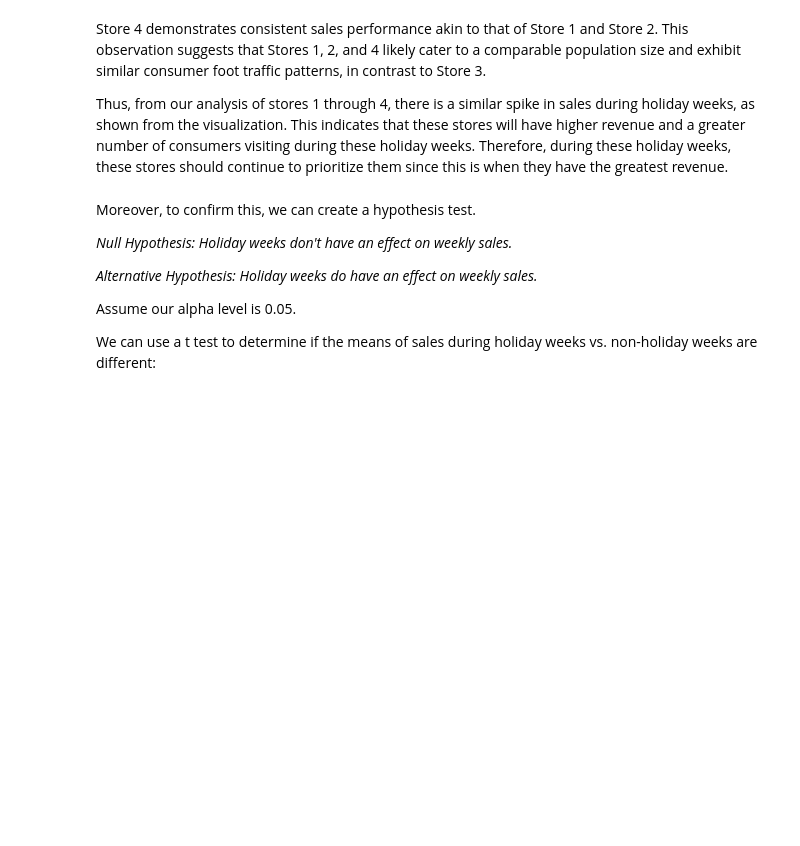
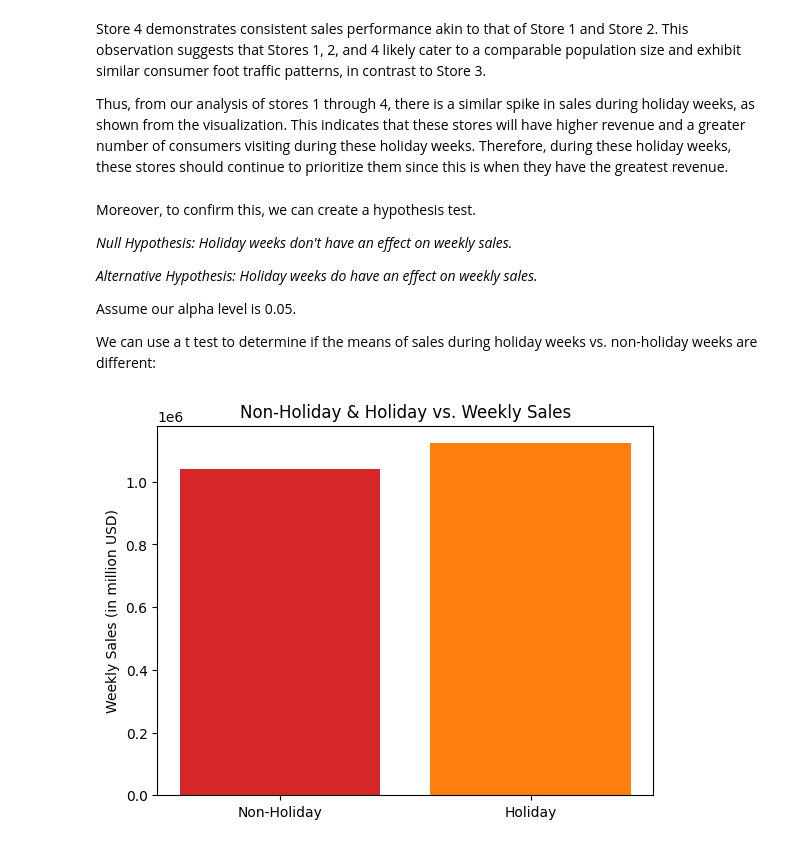
Before and after one commit to ChrisPerezLebron/CMSC320Project, a Jupyter notebook: main.ipynb, the cells around one changed output. Drawn from its saved outputs; the diff is of its cells as text; code cells hidden in the pictures; blank space fills up the shorter version.

```diff
--- a/main.ipynb
+++ b/main.ipynb
@@ -598,3 +598,19 @@ Moreover, to confirm this, we can create a hypothesis test.
 Assume our alpha level is 0.05.
 
 We can use a t test to determine if the means of sales during holiday weeks vs. non-holiday weeks are different:
+# %%
+holiday_diff = df.groupby("Holiday_Flag").mean("Weekly_Sales")
+
+fig, ax = plt.subplots()
+
+divisions = ["Non-Holiday", "Holiday"]
+counts = [holiday_diff["Weekly_Sales"][0], holiday_diff["Weekly_Sales"][1]]
+
+ax.bar(divisions, counts, color=["tab:red", "tab:orange"])
+
+ax.set_ylabel("Weekly Sales (in million USD)")
+ax.set_title("Non-Holiday & Holiday vs. Weekly Sales")
+
+plt.show()
+# %% [output]
+[figure, added]
```
